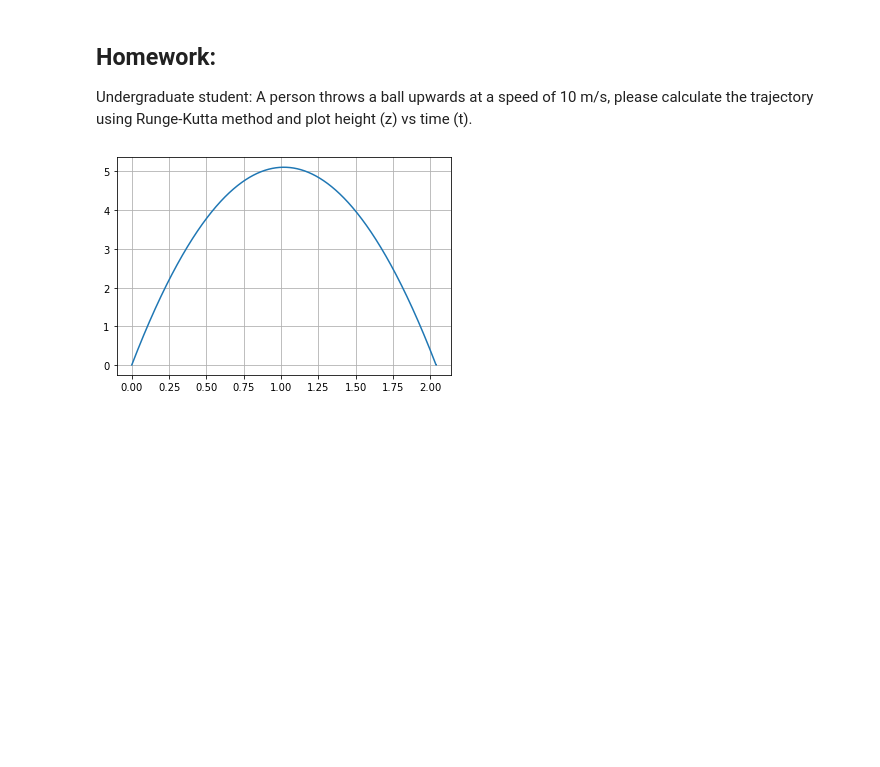
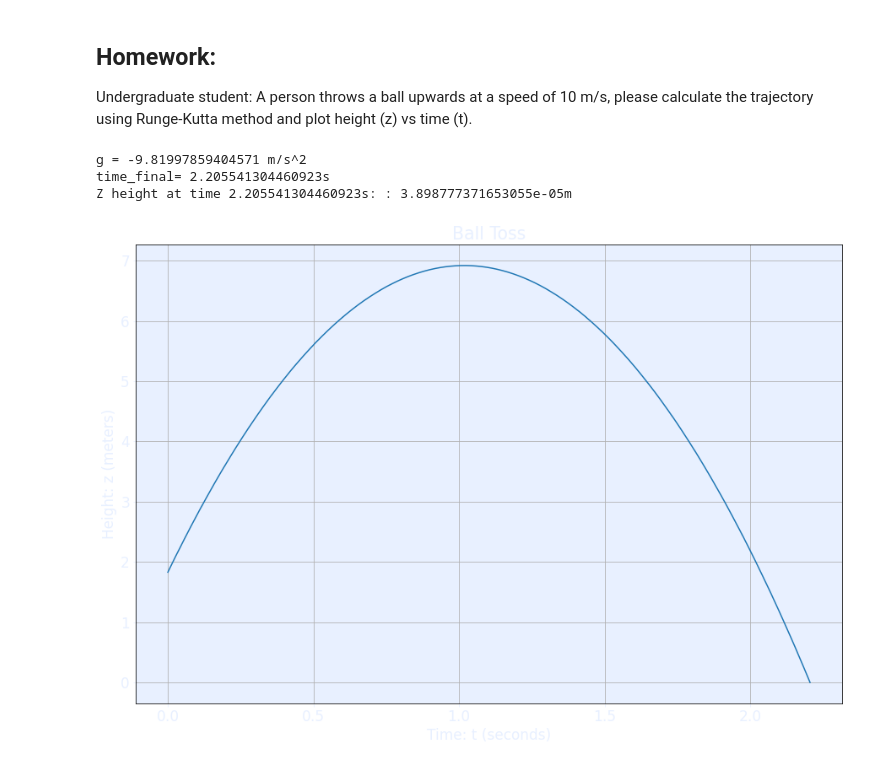
Before and after one commit to RASchauer/computational-physics-class-404-604-Spring-2021, a Jupyter notebook: Homework_5.ipynb, the cells around one changed output. Drawn from its saved outputs; the diff is of its cells as text; code cells hidden in the pictures; blank space fills up the shorter version.

```diff
--- a/Homework_5.ipynb
+++ b/Homework_5.ipynb
@@ -10,3 +7,21 @@ import matplotlib.pyplot as plt
+# %%
+import numpy as np
+import matplotlib.pyplot as plt
+
+# Plot text color, uncomment 'black' for a light background
+# COLOR = 'white'
+COLOR = '#e8f0ff' # A very light grey, close to white
+#COLOR = 'black'
+
+# plt.rcParams['axes.facecolor']= '#373e4b' # Color of Notebook Theme background
+plt.rcParams['axes.facecolor']= COLOR
+plt.rcParams['axes.labelcolor'] = COLOR
+plt.rcParams['text.color'] = COLOR
+plt.rcParams['axes.labelcolor'] = COLOR
+plt.rcParams['xtick.color'] = COLOR
+plt.rcParams['ytick.color'] = COLOR
+plt.rcParams["figure.figsize"] = (15, 10)
+plt.rcParams.update({'font.size': 17})
 # %%
 # So we have y[0]=x, y[1]=v_{x}, y[2]=y, y[3]=v_{y}, y[4]=z, y[5]=v_{z}
 
@@ -33,43 +48,63 @@ def rk4(t, h, y, n):
     y+=(k1+2*(k2+k3)+k4)/6.
     return y
 # %%
-G = 6.6743015e-11
-R = 6.3781e6
-M = 5.972e24
 
-# print(-G*M/R/R/R*R, 'm/s^2')
+# These values I took from this Wikipedia page:
+# https://en.wikipedia.org/wiki/Gravity_of_Earth
+# This gave the nicest value of
 
-tend=2.04
-t=0
-h=0.001
+
+G = 6.67408e-11
+R = 6.371e6
+M = 5.9722e24
 
 x0=0.
 vx0=0.
 y0=0.
 vy0=0.
-z0=0.
+z0=6*12*25.4/1000 # Tossing the ball from 6 feet, which is the estimated height I would toss a ball.
 vz0=10.
+
+g=-G*M/R/R/R*R # gravitational acceleration
+
+t_f=(-vz0-np.sqrt(vz0**2-2.*g*z0))/g #Time the ball will land
+
+tend=t_f
+t=0
+h=0.0001
+
+print(f"g = {g} m/s^2")
+print(f"time_final= {t_f}s") #new
 
 #  x   vx  y   vy  z  vz
 y=[x0, vx0, y0, vy0, z0, vz0]
 t_tot=[]
 
 xp=[]
 yp=[]
 zp=[]
 
 while(t<tend):
     if((t+h)>tend):
         h=tend-t
     t_tot=np.append(t_tot,t)
     y = rk4(t,h,y,6)
     xp=np.append(xp,y[0])
     yp=np.append(yp,y[2])
     zp=np.append(zp,y[4])
     t = t+h
 
+print(f"Z height at time {t_f}s: : {zp[-1]}m")
+
+
 plt.plot(t_tot,zp)
+plt.title("Ball Toss")
+plt.xlabel("Time: t (seconds)")
+plt.ylabel("Height: z (meters)")
 plt.grid()
 plt.show()
 # %% [output]
+g = -9.81997859404571 m/s^2
+time_final= 2.205541304460923s
+Z height at time 2.205541304460923s: : 3.898777371653055e-05m
-[figure, old version]
+[figure, new version]
```
Also changed, not shown: parts of 1 cell of this notebook.
